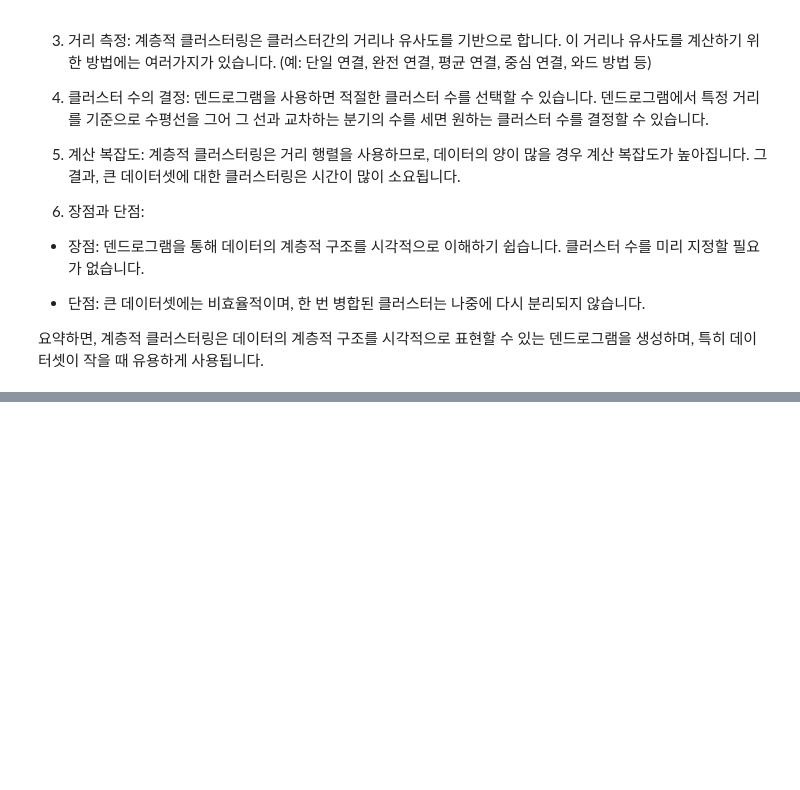
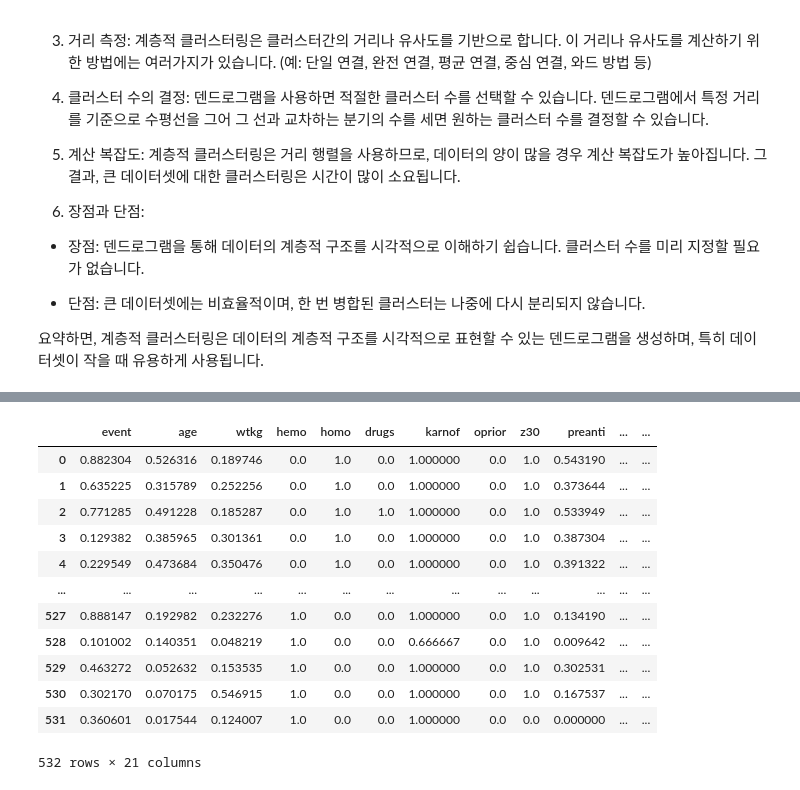
Before and after one commit to jx-dohwan/Study_ML_basics, a Jupyter notebook: Machine learning algorithm by type/Clustering/Hierarchical_Clustering.ipynb, the cells around one changed output, grey strips where cells are left out. Saved outputs shown, nothing was run; the diff lists cells and outputs as text; code cells hidden in the pictures; blank space fills up the shorter version.

```diff
--- a/Machine learning algorithm by type/Clustering/Hierarchical_Clustering.ipynb
+++ b/Machine learning algorithm by type/Clustering/Hierarchical_Clustering.ipynb
@@ -52,0 +138,16 @@ data=pd.read_csv("https://raw.githubusercontent.com/GonieAhn/Data-Science-online
+# %%
+X_scal
+# %% [output]
+|  | event | age | wtkg | hemo | homo | drugs | karnof | oprior | z30 | preanti | ... | ... |
+| 0 | 0.882304 | 0.526316 | 0.189746 | 0.0 | 1.0 | 0.0 | 1.000000 | 0.0 | 1.0 | 0.543190 | ... | ... |
+| 1 | 0.635225 | 0.315789 | 0.252256 | 0.0 | 1.0 | 0.0 | 1.000000 | 0.0 | 1.0 | 0.373644 | ... | ... |
+| 2 | 0.771285 | 0.491228 | 0.185287 | 0.0 | 1.0 | 1.0 | 1.000000 | 0.0 | 1.0 | 0.533949 | ... | ... |
+| 3 | 0.129382 | 0.385965 | 0.301361 | 0.0 | 1.0 | 0.0 | 1.000000 | 0.0 | 1.0 | 0.387304 | ... | ... |
+| 4 | 0.229549 | 0.473684 | 0.350476 | 0.0 | 1.0 | 0.0 | 1.000000 | 0.0 | 1.0 | 0.391322 | ... | ... |
+| ... | ... | ... | ... | ... | ... | ... | ... | ... | ... | ... | ... | ... |
+| 527 | 0.888147 | 0.192982 | 0.232276 | 1.0 | 0.0 | 0.0 | 1.000000 | 0.0 | 1.0 | 0.134190 | ... | ... |
+| 528 | 0.101002 | 0.140351 | 0.048219 | 1.0 | 0.0 | 0.0 | 0.666667 | 0.0 | 1.0 | 0.009642 | ... | ... |
+| 529 | 0.463272 | 0.052632 | 0.153535 | 1.0 | 0.0 | 0.0 | 1.000000 | 0.0 | 1.0 | 0.302531 | ... | ... |
+| 530 | 0.302170 | 0.070175 | 0.546915 | 1.0 | 0.0 | 0.0 | 1.000000 | 0.0 | 1.0 | 0.167537 | ... | ... |
+| 531 | 0.360601 | 0.017544 | 0.124007 | 1.0 | 0.0 | 0.0 | 1.000000 | 0.0 | 0.0 | 0.000000 | ... | ... |
+532 rows × 21 columns
```
Also changed, not shown: parts of 11 cells of this notebook.
